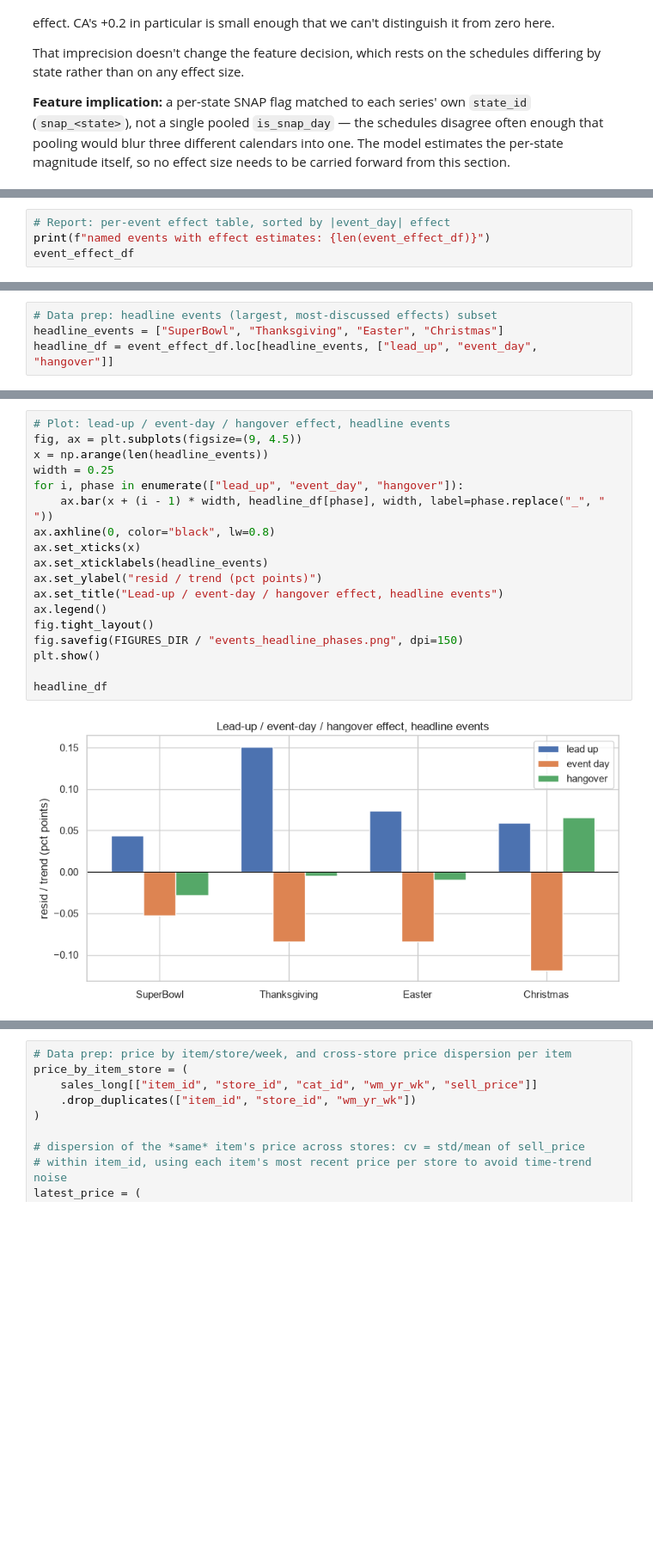
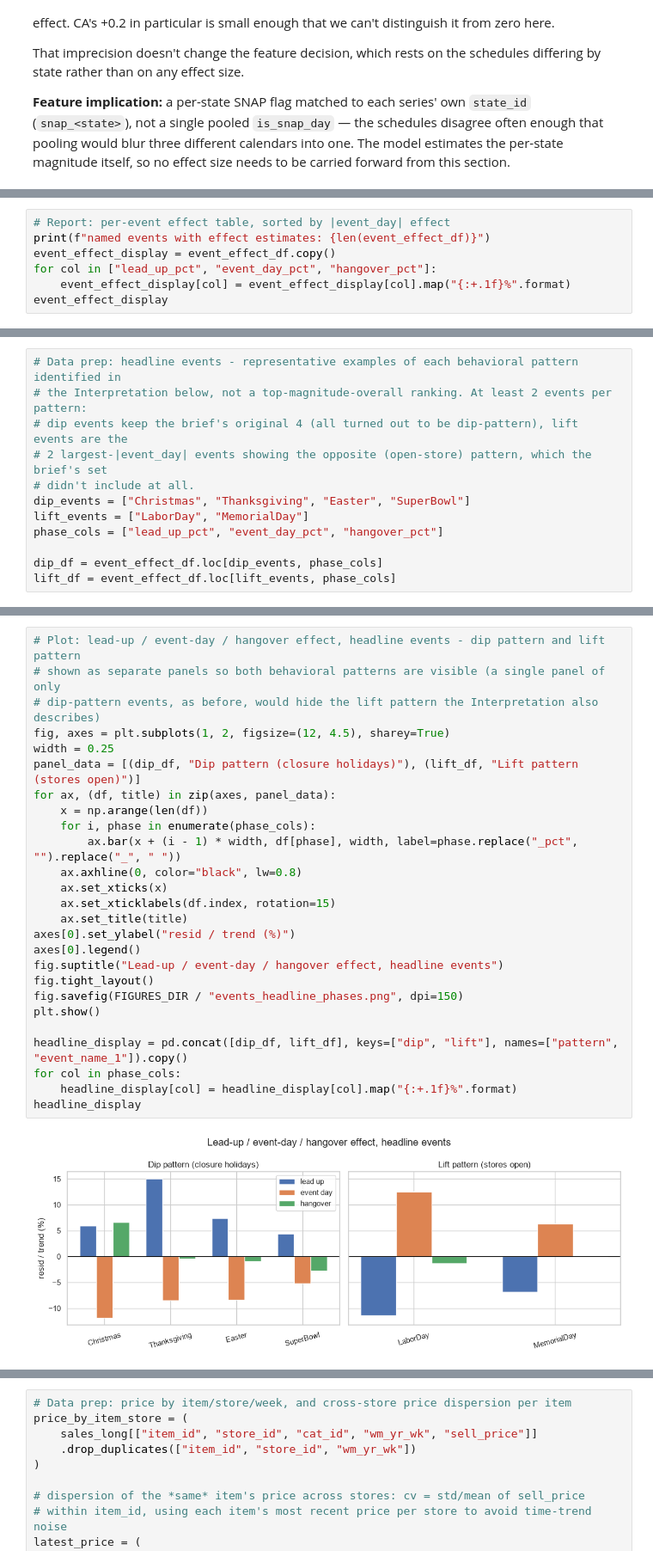
Before and after one commit to traha-89/M5_Forecasting_Accuracy, a Jupyter notebook: notebooks/02_eda.ipynb, the cells around one changed output, grey strips where cells are left out. Shown at 86% size. Cells and saved outputs as stored; diff of their text form; blank space fills up the shorter version.

```diff
--- a/notebooks/02_eda.ipynb
+++ b/notebooks/02_eda.ipynb
@@ -567,6 +583,9 @@ event_effect_df = event_effect_df.sort_values("event_day", key=lambda s: s.abs()
 # %%
 # Report: per-event effect table, sorted by |event_day| effect
 print(f"named events with effect estimates: {len(event_effect_df)}")
-event_effect_df
+event_effect_display = event_effect_df.copy()
+for col in ["lead_up_pct", "event_day_pct", "hangover_pct"]:
+    event_effect_display[col] = event_effect_display[col].map("{:+.1f}%".format)
+event_effect_display
 # %% [output]
 named events with effect estimates: 30
@@ -591,4 +610,12 @@ named events with effect estimates: 30
 # %%
-# Data prep: headline events (largest, most-discussed effects) subset
-headline_events = ["SuperBowl", "Thanksgiving", "Easter", "Christmas"]
-headline_df = event_effect_df.loc[headline_events, ["lead_up", "event_day", "hangover"]]
+# Data prep: headline events - representative examples of each behavioral pattern identified in
+# the Interpretation below, not a top-magnitude-overall ranking. At least 2 events per pattern:
+# dip events keep the brief's original 4 (all turned out to be dip-pattern), lift events are the
+# 2 largest-|event_day| events showing the opposite (open-store) pattern, which the brief's set
+# didn't include at all.
+dip_events = ["Christmas", "Thanksgiving", "Easter", "SuperBowl"]
+lift_events = ["LaborDay", "MemorialDay"]
+phase_cols = ["lead_up_pct", "event_day_pct", "hangover_pct"]
+
+dip_df = event_effect_df.loc[dip_events, phase_cols]
+lift_df = event_effect_df.loc[lift_events, phase_cols]
@@ -595,20 +624,28 @@ headline_df = event_effect_df.loc[headline_events, ["lead_up", "event_day", "han
 # %%
-# Plot: lead-up / event-day / hangover effect, headline events
-fig, ax = plt.subplots(figsize=(9, 4.5))
-x = np.arange(len(headline_events))
+# Plot: lead-up / event-day / hangover effect, headline events - dip pattern and lift pattern
+# shown as separate panels so both behavioral patterns are visible (a single panel of only
+# dip-pattern events, as before, would hide the lift pattern the Interpretation also describes)
+fig, axes = plt.subplots(1, 2, figsize=(12, 4.5), sharey=True)
 width = 0.25
-for i, phase in enumerate(["lead_up", "event_day", "hangover"]):
-    ax.bar(x + (i - 1) * width, headline_df[phase], width, label=phase.replace("_", " "))
-ax.axhline(0, color="black", lw=0.8)
-ax.set_xticks(x)
-ax.set_xticklabels(headline_events)
-ax.set_ylabel("resid / trend (pct points)")
-ax.set_title("Lead-up / event-day / hangover effect, headline events")
-ax.legend()
+panel_data = [(dip_df, "Dip pattern (closure holidays)"), (lift_df, "Lift pattern (stores open)")]
+for ax, (df, title) in zip(axes, panel_data):
+    x = np.arange(len(df))
+    for i, phase in enumerate(phase_cols):
+        ax.bar(x + (i - 1) * width, df[phase], width, label=phase.replace("_pct", "").replace("_", " "))
+    ax.axhline(0, color="black", lw=0.8)
+    ax.set_xticks(x)
+    ax.set_xticklabels(df.index, rotation=15)
+    ax.set_title(title)
+axes[0].set_ylabel("resid / trend (%)")
+axes[0].legend()
+fig.suptitle("Lead-up / event-day / hangover effect, headline events")
 fig.tight_layout()
 fig.savefig(FIGURES_DIR / "events_headline_phases.png", dpi=150)
 plt.show()
 
-headline_df
+headline_display = pd.concat([dip_df, lift_df], keys=["dip", "lift"], names=["pattern", "event_name_1"]).copy()
+for col in phase_cols:
+    headline_display[col] = headline_display[col].map("{:+.1f}%".format)
+headline_display
 # %% [output]
-[figure, old version]
+[figure, new version]
```
Also changed, not shown: parts of 47 cells of this notebook, 8 other files.
